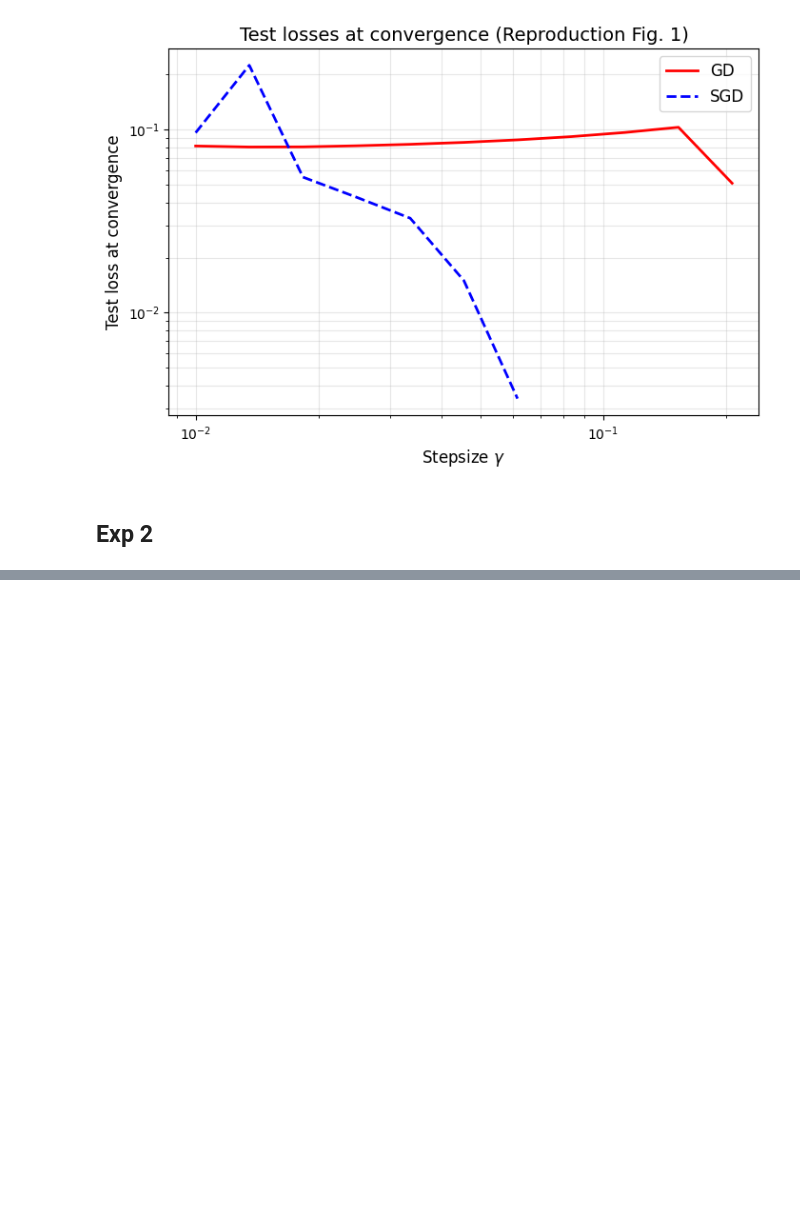
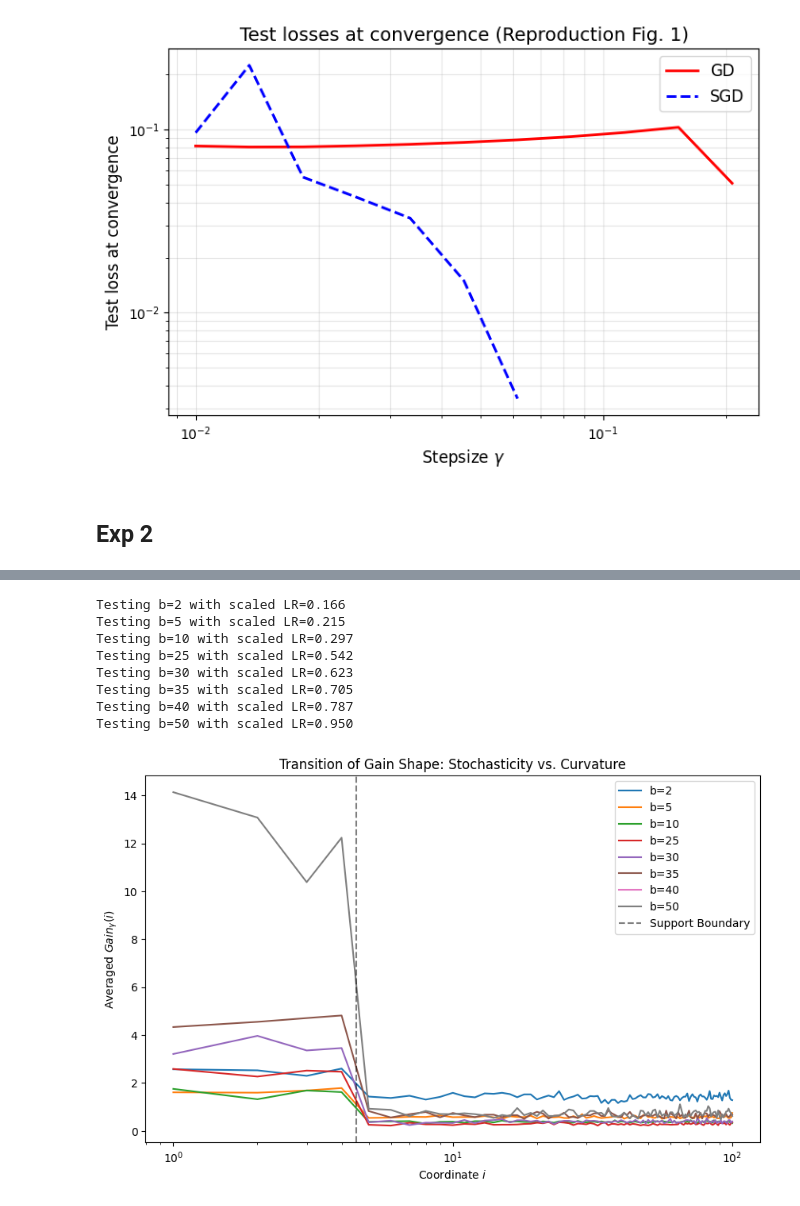
Before and after one commit to produit-scalaire/Projet_TDL, a Jupyter notebook: main.ipynb, the cells around one changed output, grey strips where cells are left out. Saved outputs shown, nothing was run; the diff lists cells and outputs as text; code cells hidden in the pictures; blank space fills up the shorter version.

```diff
--- a/main.ipynb
+++ b/main.ipynb
@@ -373,0 +389,79 @@ Starting 200 runs for Shape of Gain...
+# %%
+def experiment_batch_size_transition_final(batch_sizes, num_runs=50, n=50, d=100, s=4):
+    all_averaged_shapes = {}
+    support = torch.arange(s)
+    w_star_fixed = torch.zeros(d, 1, device=device)
+    w_star_fixed[support] = 1.0
+
+    # Based on your observation:
+    lr_start = 0.15  # Near SGD EoS
+    lr_end = 0.95    # Near GD EoS
+
+    for b in batch_sizes:
+        # Interpolate learning rate based on batch size
+        # b=1 -> lr_start; b=50 -> lr_end
+        current_lr = lr_start + (lr_end - lr_start) * ((b - 1) / (n - 1))
+
+        accumulated_gain = torch.zeros(d, device=device)
+        print(f"Testing b={b} with scaled LR={current_lr:.3f}")
+
+        for run in range(num_runs):
+            X_run = torch.randn(n, d, device=device)
+            y_run = X_run @ w_star_fixed
+            model = DLN(d, 1, d, alpha=alpha).to(device)
+            optimizer = optim.SGD(model.parameters(), lr=current_lr)
+            mask = torch.eye(d, device=device)
+
+            dataset = torch.utils.data.TensorDataset(X_run, y_run)
+            loader = torch.utils.data.DataLoader(dataset, batch_size=b, shuffle=True)
+
+            run_gain = torch.zeros(d, device=device)
+            for epoch in range(3000):
+                epoch_loss = 0
+                for bx, by in loader:
+                    optimizer.zero_grad()
+                    beta = model.fc1.weight.diag() * model.fc2.weight.flatten()
+                    pred = bx @ beta.unsqueeze(1)
+                    loss = 0.5 * torch.mean((pred - by)**2)
+                    loss.backward()
+
+                    with torch.no_grad():
+                        grad_beta = (1.0 / bx.shape[0]) * (bx.t() @ (pred - by)).flatten()
+                        x_in = current_lr * grad_beta
+                        q_val = -0.5 * torch.log((1 - x_in**2)**2 + 1e-10)
+                        run_gain += q_val
+                        model.fc1.weight.grad *= mask
+                    optimizer.step()
+                    epoch_loss += loss.item()
+                if (epoch_loss / len(loader)) < 1e-5: break
+            accumulated_gain += run_gain
+
+        all_averaged_shapes[b] = (accumulated_gain / num_runs).cpu().numpy()
+
+    return all_averaged_shapes
+
+# Run and Plot
+test_batches = [2,5,10,25,30,35,40,50]
+averaged_shapes = experiment_batch_size_transition_final(test_batches)
+
+plt.figure(figsize=(10, 6))
+coords = np.arange(1, 101)
+for b, shape in averaged_shapes.items():
+    plt.plot(coords, shape, label=f'b={b}')
+plt.axvline(x=4.5, color='black', linestyle='--', alpha=0.5, label='Support Boundary')
+plt.xscale('log')
+plt.xlabel('Coordinate $i$')
+plt.ylabel('Averaged $Gain_{\gamma}(i)$')
+plt.title('Transition of Gain Shape: Stochasticity vs. Curvature')
+plt.legend()
+plt.show()
+# %% [output]
+Testing b=2 with scaled LR=0.166
+Testing b=5 with scaled LR=0.215
+Testing b=10 with scaled LR=0.297
+Testing b=25 with scaled LR=0.542
+Testing b=30 with scaled LR=0.623
+Testing b=35 with scaled LR=0.705
+Testing b=40 with scaled LR=0.787
+Testing b=50 with scaled LR=0.950
+[figure, added]
```
Also changed, not shown: parts of 8 cells of this notebook.
